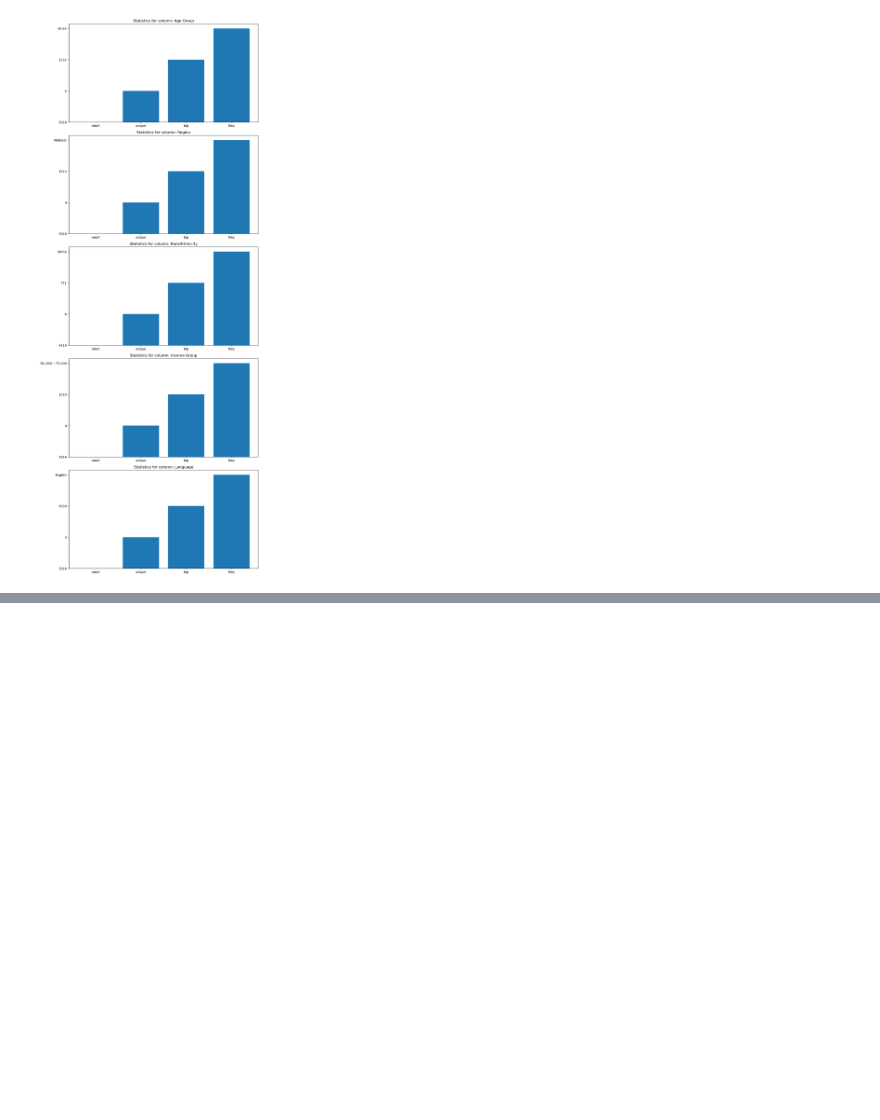
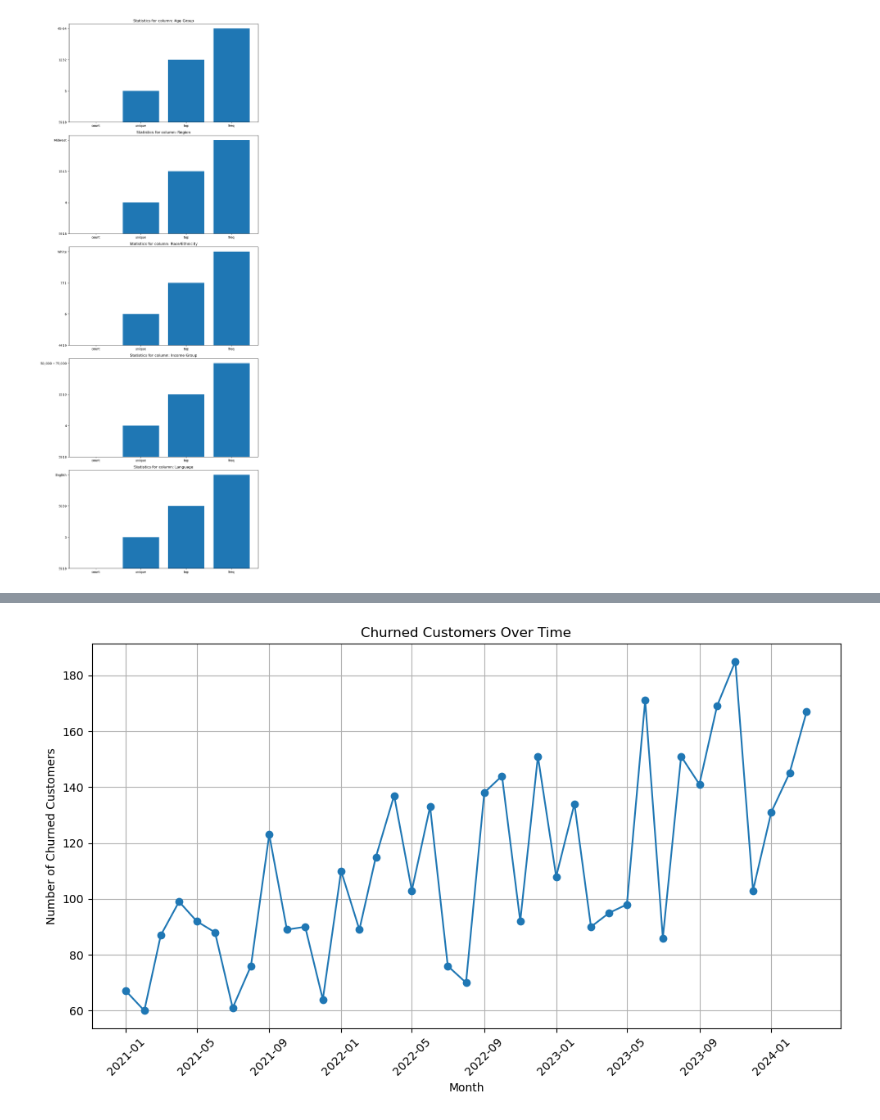
Before and after one commit to rafvrab/Diagnosing-the-Downturn-A-Multi-Channel-Sales-Analysis-, a Jupyter notebook: Notebook.ipynb, the cells around one changed output, grey strips where cells are left out. Cells and saved outputs as stored; diff of their text form; code cells hidden in the pictures; blank space fills up the shorter version.

```diff
--- a/Notebook.ipynb
+++ b/Notebook.ipynb
@@ -1527,0 +1711,13 @@ plt.show()
+# %%
+# Plotting the churned customers count over time
+plt.figure(figsize=(10, 6))
+plt.plot(last_purchase_month.value_counts().sort_index(), marker='o', linestyle='-')
+plt.title('Churned Customers Over Time')
+plt.xlabel('Month')
+plt.ylabel('Number of Churned Customers')
+plt.xticks(rotation=45)
+plt.grid(True)
+plt.tight_layout()
+plt.show()
+# %% [output]
+[figure, added]
```
Also changed, not shown: parts of 25 cells of this notebook.
